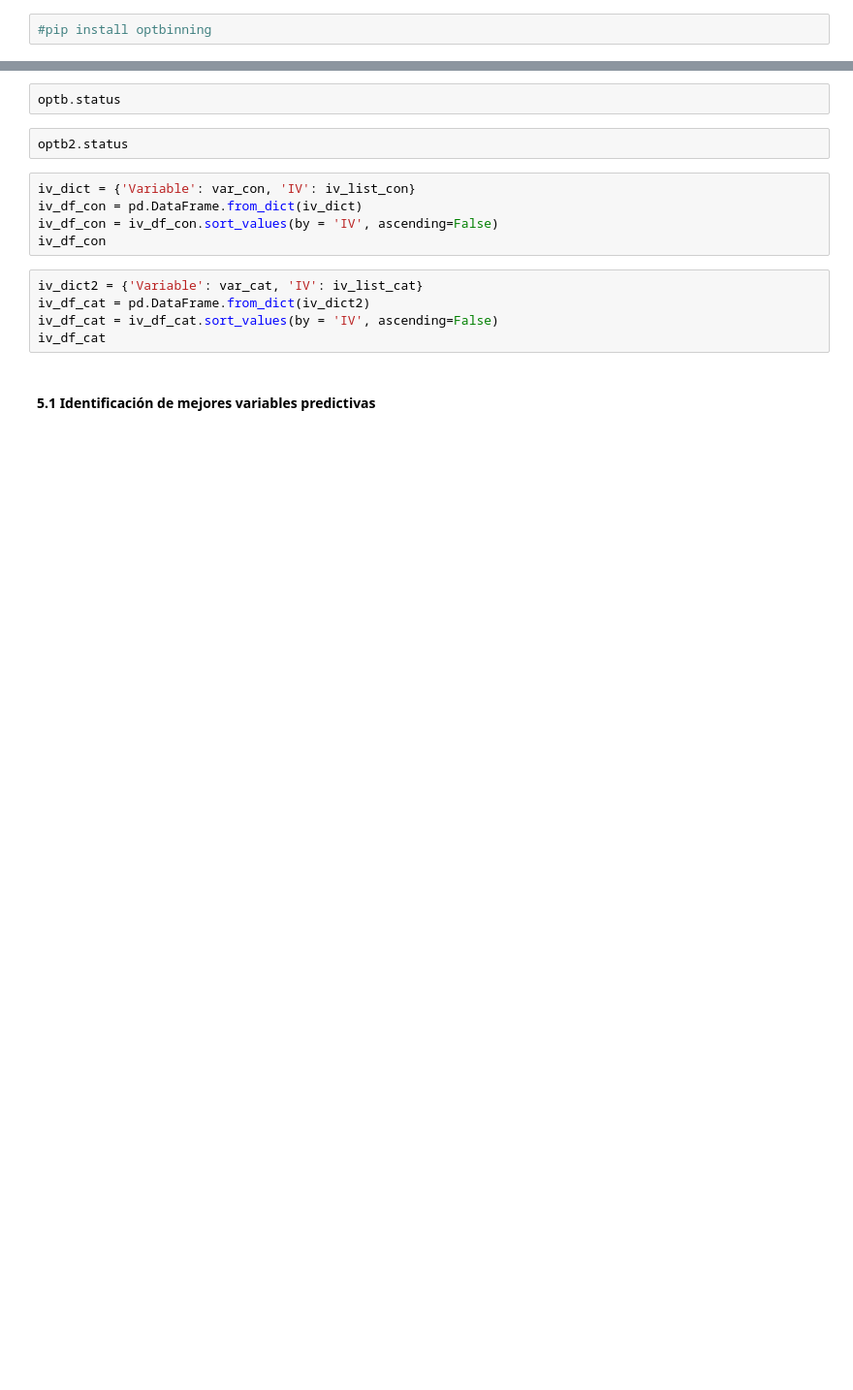
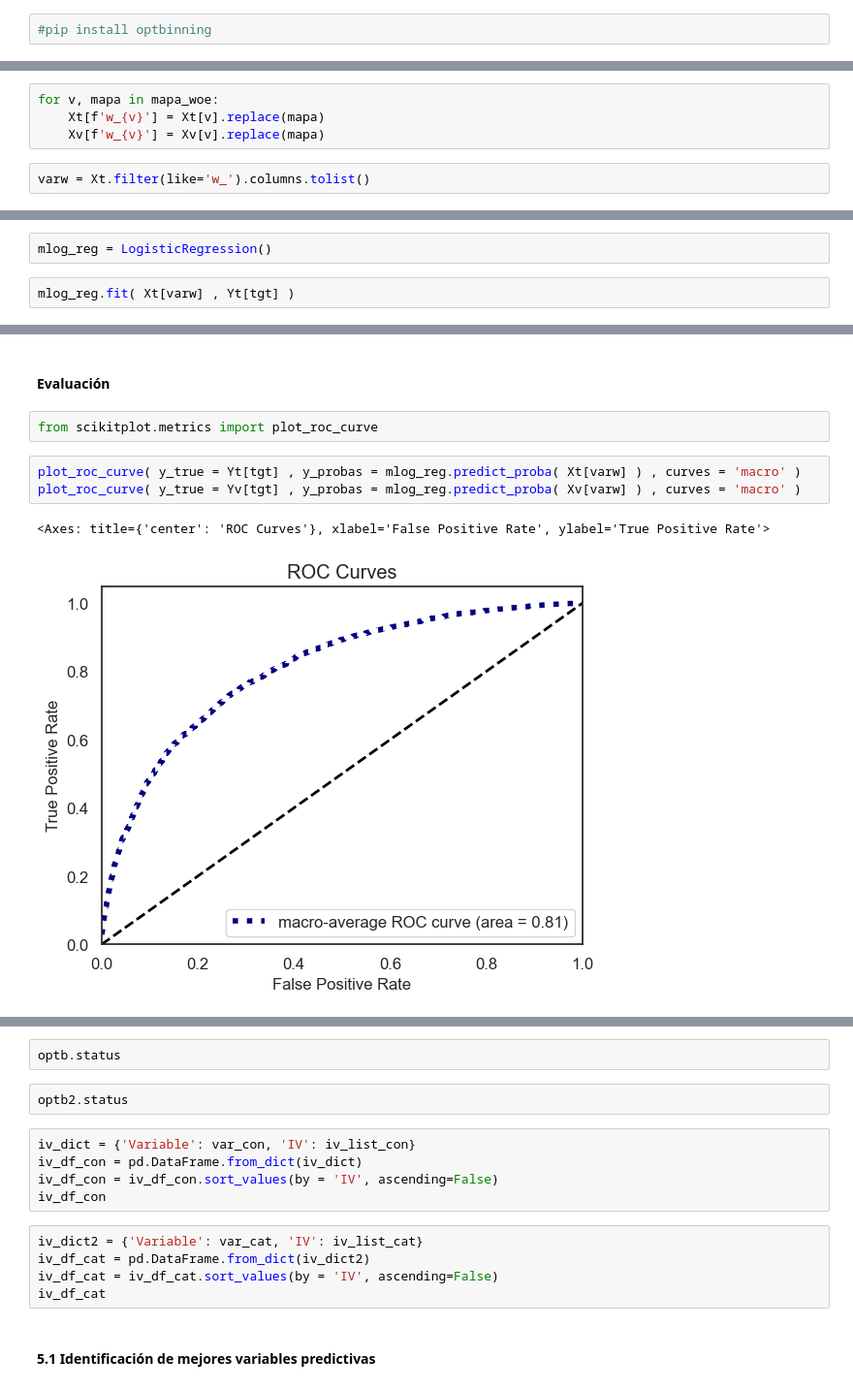
Before and after one commit to danpa26/CredRisk, a Jupyter notebook: one_yr_pd/one_year_pd.ipynb, the cells around one changed output, grey strips where cells are left out. Shown at 97% size. Cells and saved outputs as stored; diff of their text form; blank space fills up the shorter version.

```diff
--- a/one_yr_pd/one_year_pd.ipynb
+++ b/one_yr_pd/one_year_pd.ipynb
@@ -655,0 +705,6 @@ for val in var_cat:
+# %%
+for v, mapa in mapa_woe:
+    Xt[f'w_{v}'] = Xt[v].replace(mapa)
+    Xv[f'w_{v}'] = Xv[v].replace(mapa)
+# %%
+varw = Xt.filter(like='w_').columns.tolist()
@@ -655,0 +749,4 @@ for val in var_cat:
+# %%
+mlog_reg = LogisticRegression()
+# %%
+mlog_reg.fit( Xt[varw] , Yt[tgt] )
@@ -655,0 +771,10 @@ for val in var_cat:
+# %% [markdown]
+#### Evaluación
+# %%
+from scikitplot.metrics import plot_roc_curve
+# %%
+plot_roc_curve( y_true = Yt[tgt] , y_probas = mlog_reg.predict_proba( Xt[varw] ) , curves = 'macro' )
+plot_roc_curve( y_true = Yv[tgt] , y_probas = mlog_reg.predict_proba( Xv[varw] ) , curves = 'macro' )
+# %% [output]
+<Axes: title={'center': 'ROC Curves'}, xlabel='False Positive Rate', ylabel='True Positive Rate'>
+[figure, added]
```
Also changed, not shown: parts of 63 cells of this notebook.
